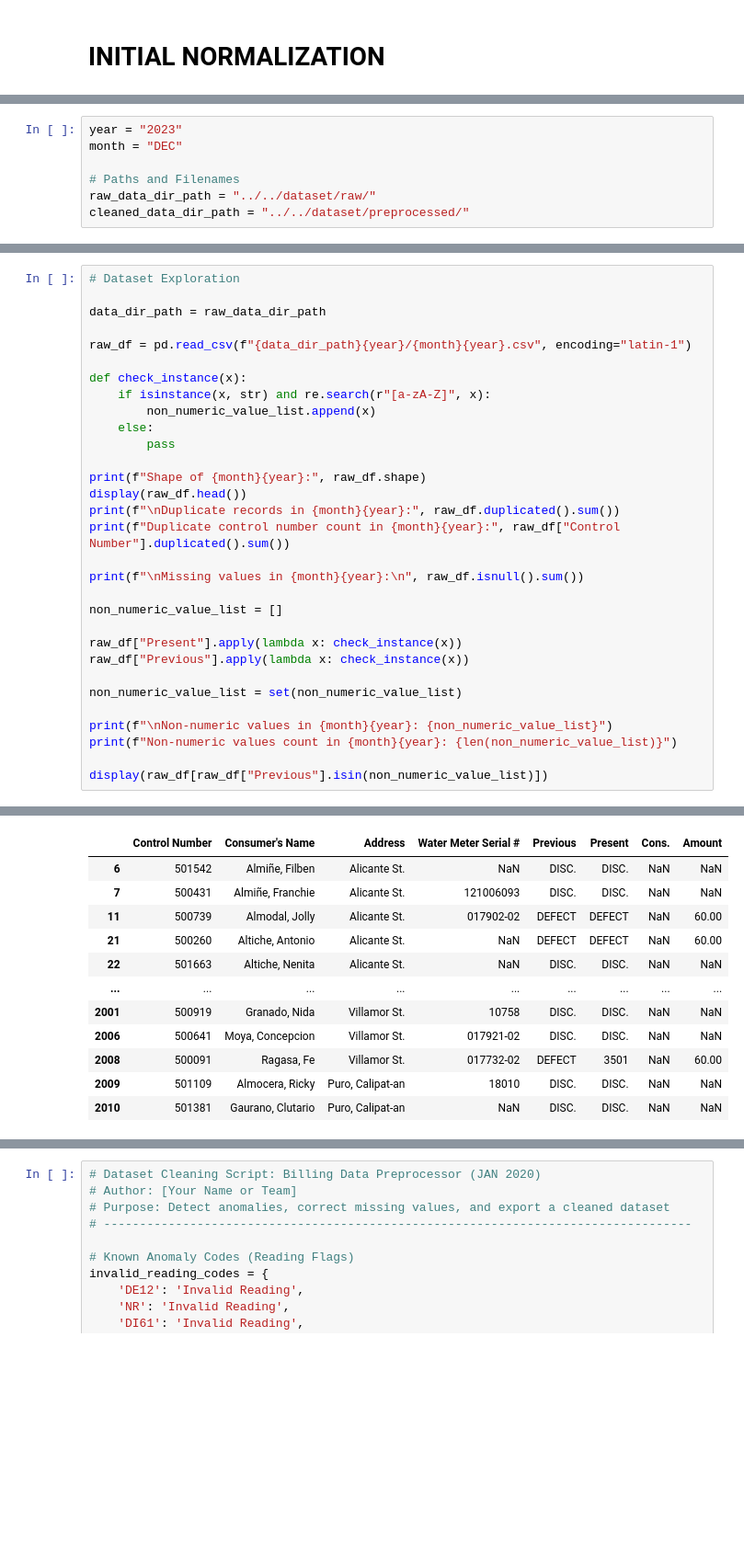
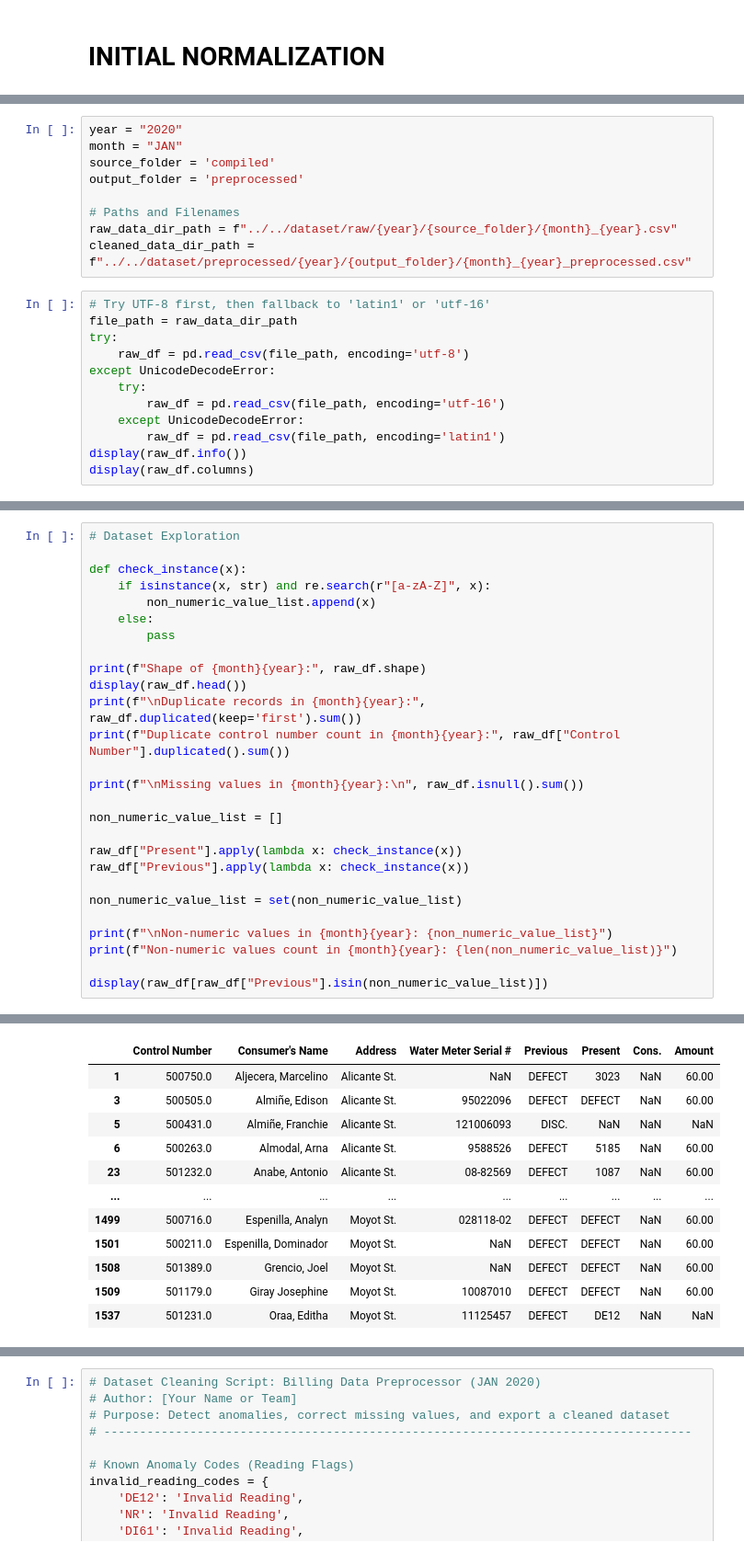
Before and after one commit to marcusAlmo/waterflow_model_training, a Jupyter notebook: data_preparation/v1/record_cleaning.ipynb, the cells around one changed output, grey strips where cells are left out. Shown: that part at 92% size. Drawn from its saved outputs; the diff is of its cells as text; blank space fills up the shorter version.

Commit message:
chore: completed the compiled csv files

```diff
--- a/data_preparation/v1/record_cleaning.ipynb
+++ b/data_preparation/v1/record_cleaning.ipynb
@@ -140,7 +214,21 @@ Note: you may need to restart the kernel to use updated packages.
 # %%
-year = "2023"
-month = "DEC"
+year = "2020"
+month = "JAN"
+source_folder = 'compiled'
+output_folder = 'preprocessed'
 
 # Paths and Filenames
-raw_data_dir_path = "../../dataset/raw/"
-cleaned_data_dir_path = "../../dataset/preprocessed/"
+raw_data_dir_path = f"../../dataset/raw/{year}/{source_folder}/{month}_{year}.csv"
+cleaned_data_dir_path = f"../../dataset/preprocessed/{year}/{output_folder}/{month}_{year}_preprocessed.csv"
+# %%
+# Try UTF-8 first, then fallback to 'latin1' or 'utf-16'
+file_path = raw_data_dir_path
+try:
+    raw_df = pd.read_csv(file_path, encoding='utf-8')
+except UnicodeDecodeError:
+    try:
+        raw_df = pd.read_csv(file_path, encoding='utf-16')
+    except UnicodeDecodeError:
+        raw_df = pd.read_csv(file_path, encoding='latin1')
+display(raw_df.info())
+display(raw_df.columns)
@@ -147,9 +255,5 @@ cleaned_data_dir_path = "../../dataset/preprocessed/"
 # %%
 # Dataset Exploration
-
-data_dir_path = raw_data_dir_path
-
-raw_df = pd.read_csv(f"{data_dir_path}{year}/{month}{year}.csv", encoding="latin-1")
 
 def check_instance(x):
     if isinstance(x, str) and re.search(r"[a-zA-Z]", x):
@@ -159,7 +263,7 @@ def check_instance(x):
 
 print(f"Shape of {month}{year}:", raw_df.shape)
 display(raw_df.head())
-print(f"\nDuplicate records in {month}{year}:", raw_df.duplicated().sum())
+print(f"\nDuplicate records in {month}{year}:", raw_df.duplicated(keep='first').sum())
 print(f"Duplicate control number count in {month}{year}:", raw_df["Control Number"].duplicated().sum())
 
 print(f"\nMissing values in {month}{year}:\n", raw_df.isnull().sum())
@@ -202,12 +306,12 @@ Non-numeric values count in DEC2023: 5
 |  | Control Number | Consumer's Name | Address | Water Meter Serial # | Previous | Present | Cons. | Amount |
-| 6 | 501542 | Almiñe, Filben | Alicante St. | NaN | DISC. | DISC. | NaN | NaN |
-| 7 | 500431 | Almiñe, Franchie | Alicante St. | 121006093 | DISC. | DISC. | NaN | NaN |
-| 11 | 500739 | Almodal, Jolly | Alicante St. | 017902-02 | DEFECT | DEFECT | NaN | 60.00 |
-| 21 | 500260 | Altiche, Antonio | Alicante St. | NaN | DEFECT | DEFECT | NaN | 60.00 |
-| 22 | 501663 | Altiche, Nenita | Alicante St. | NaN | DISC. | DISC. | NaN | NaN |
+| 1 | 500750.0 | Aljecera, Marcelino | Alicante St. | NaN | DEFECT | 3023 | NaN | 60.00 |
+| 3 | 500505.0 | Almiñe, Edison | Alicante St. | 95022096 | DEFECT | DEFECT | NaN | 60.00 |
+| 5 | 500431.0 | Almiñe, Franchie | Alicante St. | 121006093 | DISC. | NaN | NaN | NaN |
+| 6 | 500263.0 | Almodal, Arna | Alicante St. | 9588526 | DEFECT | 5185 | NaN | 60.00 |
+| 23 | 501232.0 | Anabe, Antonio | Alicante St. | 08-82569 | DEFECT | 1087 | NaN | 60.00 |
 | ... | ... | ... | ... | ... | ... | ... | ... | ... |
-| 2001 | 500919 | Granado, Nida | Villamor St. | 10758 | DISC. | DISC. | NaN | NaN |
-| 2006 | 500641 | Moya, Concepcion | Villamor St. | 017921-02 | DISC. | DISC. | NaN | NaN |
-| 2008 | 500091 | Ragasa, Fe | Villamor St. | 017732-02 | DEFECT | 3501 | NaN | 60.00 |
-| 2009 | 501109 | Almocera, Ricky | Puro, Calipat-an | 18010 | DISC. | DISC. | NaN | NaN |
-| 2010 | 501381 | Gaurano, Clutario | Puro, Calipat-an | NaN | DISC. | DISC. | NaN | NaN |
+| 1499 | 500716.0 | Espenilla, Analyn | Moyot St. | 028118-02 | DEFECT | DEFECT | NaN | 60.00 |
+| 1501 | 500211.0 | Espenilla, Dominador | Moyot St. | NaN | DEFECT | DEFECT | NaN | 60.00 |
+| 1508 | 501389.0 | Grencio, Joel | Moyot St. | NaN | DEFECT | DEFECT | NaN | 60.00 |
+| 1509 | 501179.0 | Giray Josephine | Moyot St. | 10087010 | DEFECT | DEFECT | NaN | 60.00 |
+| 1537 | 501231.0 | Oraa, Editha | Moyot St. | 11125457 | DEFECT | DE12 | NaN | NaN |
```
Also changed, not shown: parts of 7 cells of this notebook, 1 other file.
